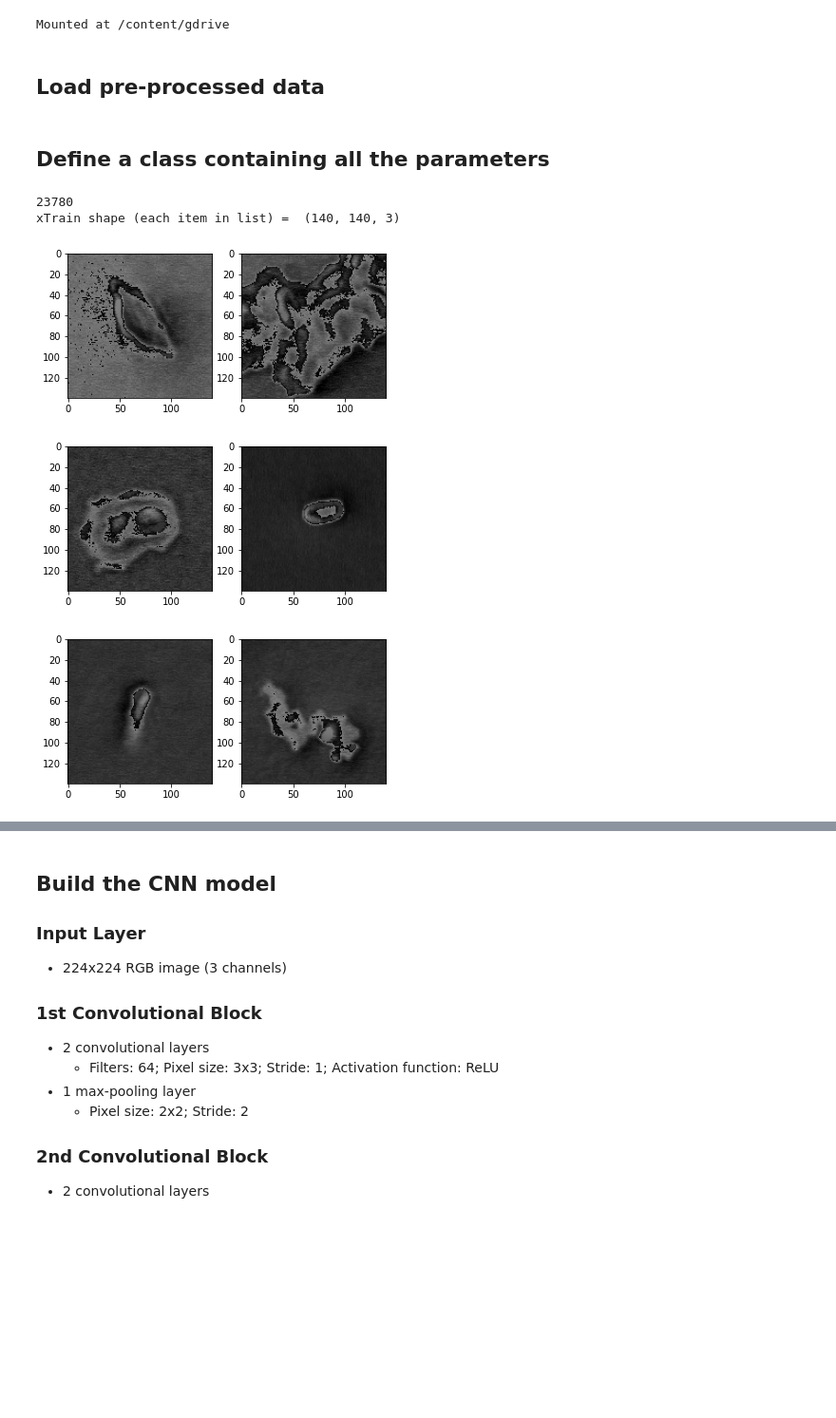
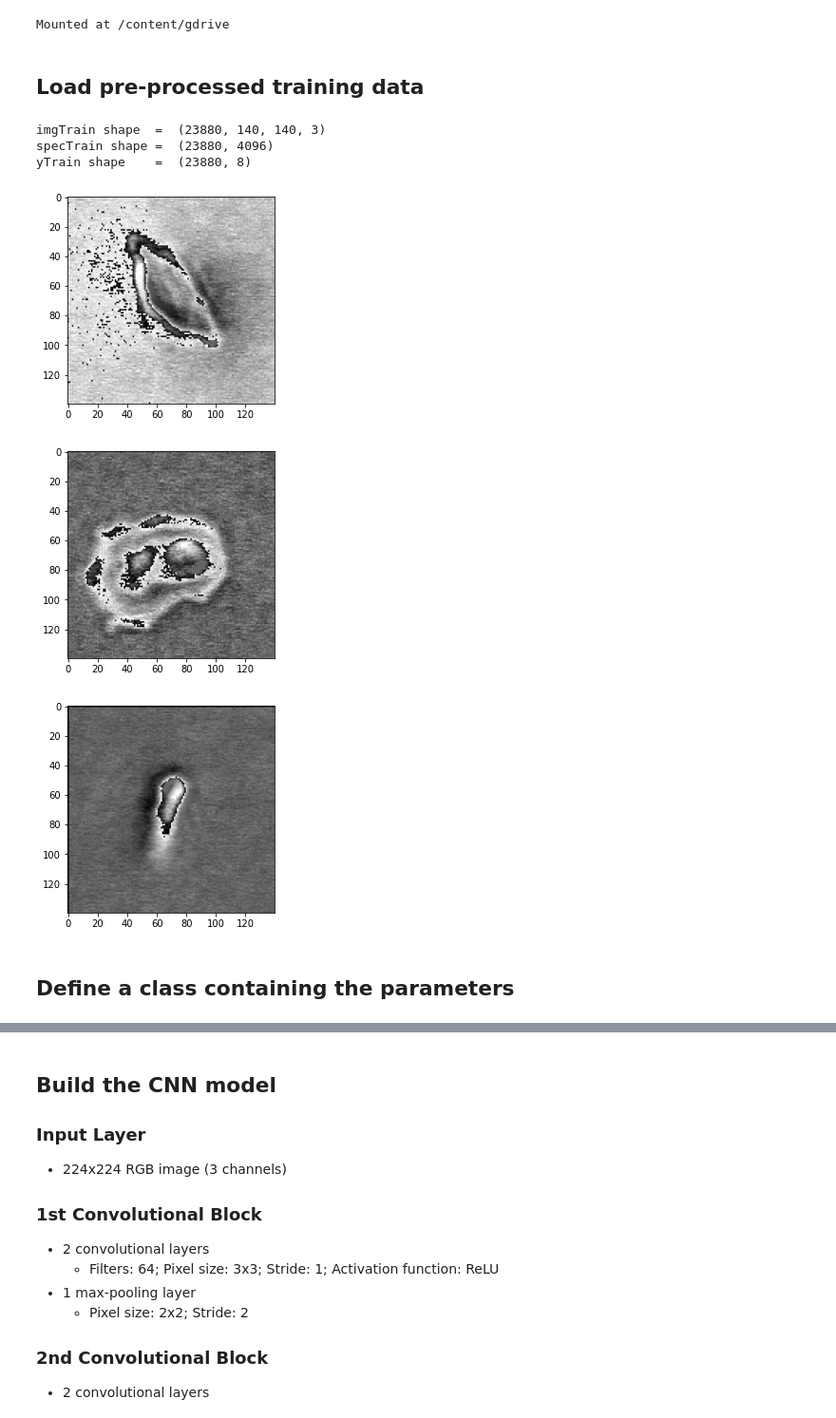
Before and after one commit to adbonzanini/ML-for-plasmas, a Jupyter notebook: Defect_Classification/Defect_Classification_CNN.ipynb, the cells around one changed output, grey strips where cells are left out. Shown at 95% size. Saved outputs shown, nothing was run; the diff lists cells and outputs as text; code cells hidden in the pictures; blank space fills up the shorter version.

```diff
--- a/Defect_Classification/Defect_Classification_CNN.ipynb
+++ b/Defect_Classification/Defect_Classification_CNN.ipynb
@@ -34,4 +26,4 @@ execution_path = '/content/gdrive/MyDrive/Colab Notebooks/Code/ML-for-plasmas'
 # %% [output]
 Mounted at /content/gdrive
 # %% [markdown]
-## Load pre-processed data
+## Load pre-processed training data
@@ -43,5 +30,24 @@ yVal = np.load(execution_path+'/../Data/yVal.npy')
+# %%
+imgTrain = np.load(execution_path+'/../Data/imgTrain.npy')
+specTrain = np.load(execution_path+'/../Data/specTrain.npy')
+yTrainCat = np.load(execution_path+'/../Data/yTrain.npy')
+# %%
+# Check dimensions an plot
+print('imgTrain shape  = ', imgTrain.shape)
+print('specTrain shape = ', specTrain.shape)
+print('yTrain shape    = ', yTrainCat.shape)
+for i in range(0, 3):
+    plt.imshow(imgTrain[i,:, :, :])
+    plt.show()
+# %% [output]
+imgTrain shape  =  (23880, 140, 140, 3)
+specTrain shape =  (23880, 4096)
+yTrain shape    =  (23880, 8)
+[figure, added]
+[figure, added]
+[figure, added]
 # %% [markdown]
-## Define a class containing all the parameters
+## Define a class containing the parameters
 # %%
 class Parameters:
     def __init__(self):
@@ -53,16 +59 @@ class Parameters:
 p = Parameters();
-# %%
-print(len(xTrain))
-print('xTrain shape (each item in list) = ', xTrain[0].shape)
-for i in range(0, 3):
-    plt.subplot(121)
-    plt.imshow(xTrain[i])
-    plt.subplot(122)
-    plt.imshow(xVal[i])
-    plt.show()
-# %% [output]
-23780
-xTrain shape (each item in list) =  (140, 140, 3)
-[figure, removed]
-[figure, removed]
-[figure, removed]
```
Also changed, not shown: parts of 27 cells of this notebook, 1 other file.
